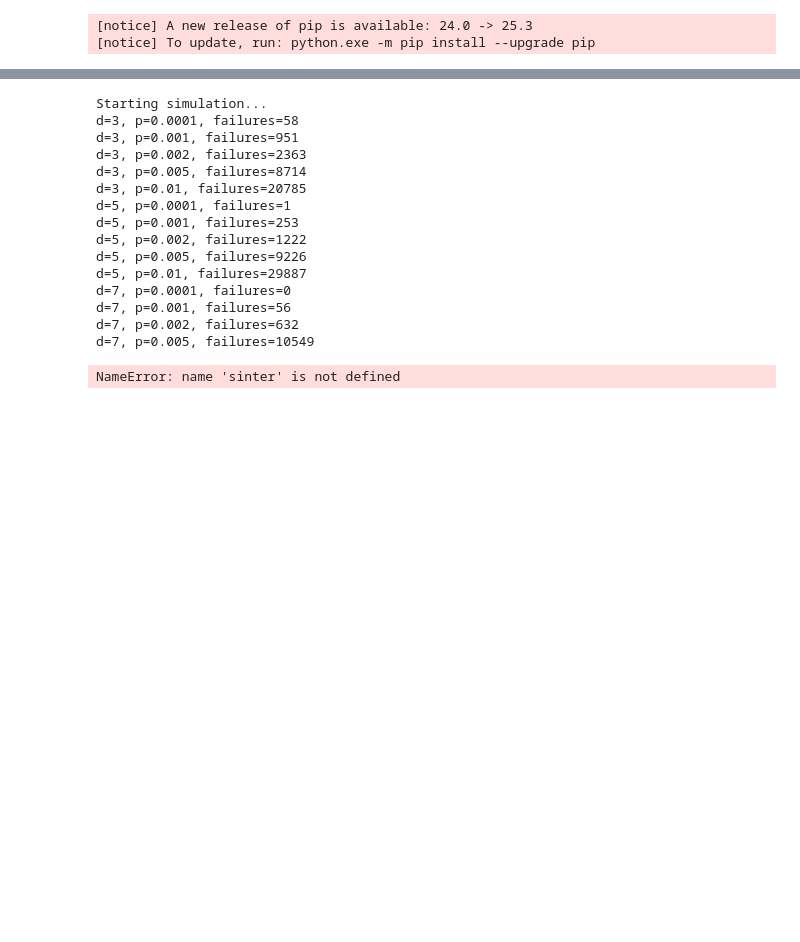
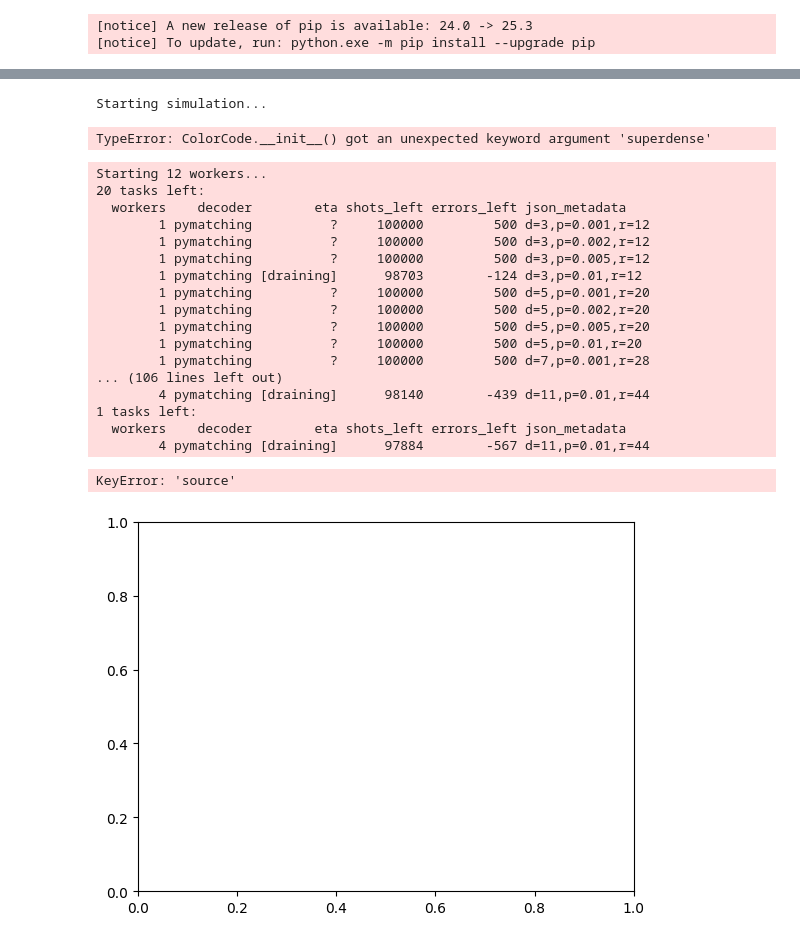
Before and after one commit to monamoeba/CST-Part-II-Project-Code, a Jupyter notebook: color_code_experiments/color_code_circuit_test.ipynb, the cells around one changed output, grey strips where cells are left out. Drawn from its saved outputs; the diff is of its cells as text; code cells hidden in the pictures; blank space fills up the shorter version.

```diff
--- a/color_code_experiments/color_code_circuit_test.ipynb
+++ b/color_code_experiments/color_code_circuit_test.ipynb
@@ -916,6 +883,7 @@ def generate_plot2():
                     rounds=r,
                     circuit_type="tri",
                     cnot_schedule="tri_optimal",
+                    superdense=True,
                     noise_model=NoiseModel.uniform_circuit_noise(p)
                 )
 
@@ -963,20 +931,7 @@ def generate_plot2():
 generate_plot2()
 # %% [output]
 Starting simulation...
-d=3, p=0.0001, failures=58
-d=3, p=0.001, failures=951
-d=3, p=0.002, failures=2363
-d=3, p=0.005, failures=8714
-d=3, p=0.01, failures=20785
-d=5, p=0.0001, failures=1
-d=5, p=0.001, failures=253
-d=5, p=0.002, failures=1222
-d=5, p=0.005, failures=9226
-d=5, p=0.01, failures=29887
-d=7, p=0.0001, failures=0
-d=7, p=0.001, failures=56
-d=7, p=0.002, failures=632
-d=7, p=0.005, failures=10549
+TypeError: ColorCode.__init__() got an unexpected keyword argument 'superdense'
 # %%
 def generate_split_plot():
     # --- Collection A: My Code with BP-OSD ---
@@ -1009,33 +964,51 @@ def generate_split_plot():
         for r in [d*4]
         for p in noise_levels
     ]
 
     # Run the samples
-    samples = sinter.collect(
+    samples_B = sinter.collect(
         tasks=tasks_lib,
         num_workers=os.cpu_count(),
         max_shots=100_000,
         max_errors=500,
         print_progress=True,
         decoders=['pymatching'],
-        custom_decoders=chromobius.sinter_decoders(),
+        #custom_decoders=chromobius.sinter_decoders(),
     )
 
     # --- Combine and Plot ---
     all_samples = samples_A + samples_B # Merge lists
 
     fig, ax = plt.subplots()
     sinter.plot_error_rate(
         ax=ax,
         stats=all_samples,
         x_func=lambda s: s.json_metadata['p'],
         # Group by Source is enough here, or include decoder if you want
         group_func=lambda s: f"{s.json_metadata['source']} ({s.decoder}) d={s.json_metadata['d']}",
         failure_units_per_shot_func=lambda s: 1,
     )
     ax.set_loglog()
     plt.show()
 
 generate_split_plot()
 # %% [output]
-NameError: name 'sinter' is not defined
+Starting 12 workers...
+20 tasks left:
+  workers    decoder        eta shots_left errors_left json_metadata
+        1 pymatching          ?     100000         500 d=3,p=0.001,r=12
+        1 pymatching          ?     100000         500 d=3,p=0.002,r=12
+        1 pymatching          ?     100000         500 d=3,p=0.005,r=12
+        1 pymatching [draining]      98703        -124 d=3,p=0.01,r=12
+        1 pymatching          ?     100000         500 d=5,p=0.001,r=20
+        1 pymatching          ?     100000         500 d=5,p=0.002,r=20
+        1 pymatching          ?     100000         500 d=5,p=0.005,r=20
+        1 pymatching          ?     100000         500 d=5,p=0.01,r=20
+        1 pymatching          ?     100000         500 d=7,p=0.001,r=28
+... (106 lines left out)
+        4 pymatching [draining]      98140        -439 d=11,p=0.01,r=44
+1 tasks left:
+  workers    decoder        eta shots_left errors_left json_metadata
+        4 pymatching [draining]      97884        -567 d=11,p=0.01,r=44
+KeyError: 'source'
+[figure, added]
```
Also changed, not shown: parts of 2 cells of this notebook, 1 other file.
